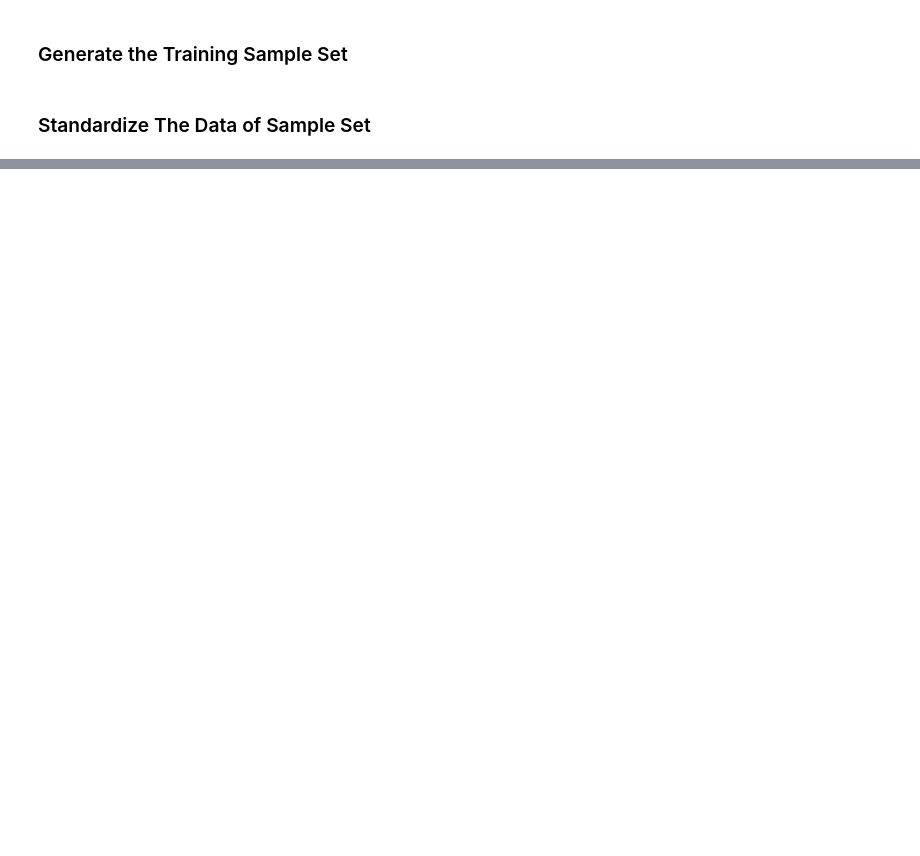
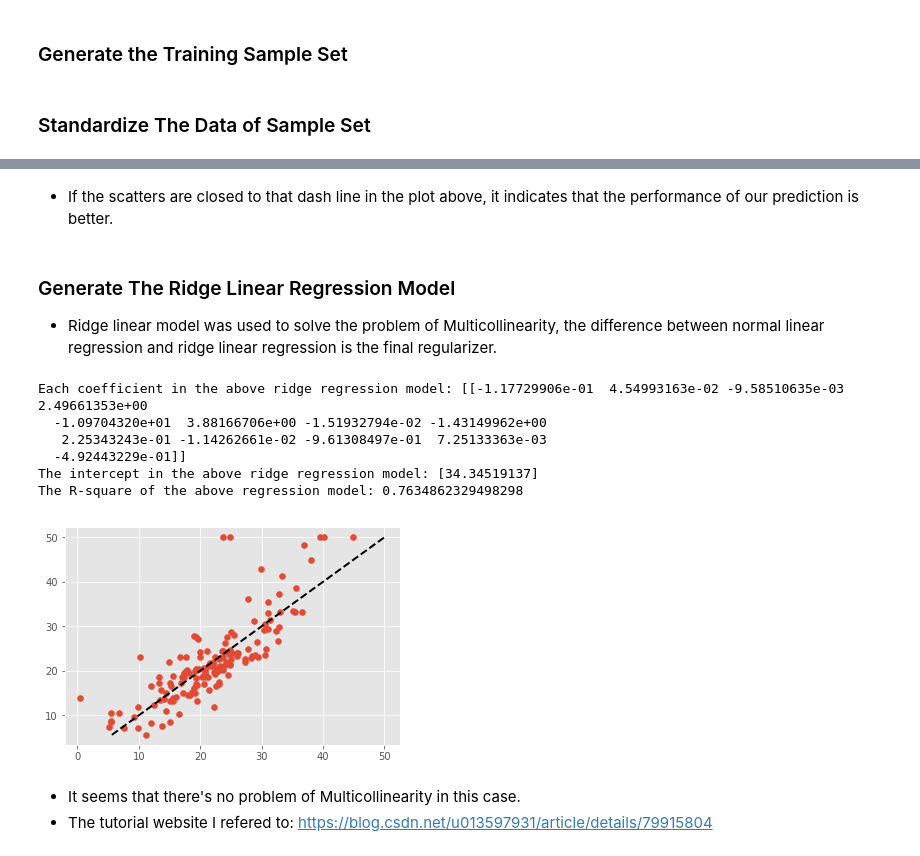
Before and after one commit to Datoto1205/Crawlers, a Jupyter notebook: Practice of Regression.ipynb, the cells around one changed output, grey strips where cells are left out. Saved outputs shown, nothing was run; the diff lists cells and outputs as text; code cells hidden in the pictures; blank space fills up the shorter version.

```diff
--- a/Practice of Regression.ipynb
+++ b/Practice of Regression.ipynb
@@ -93,0 +122,29 @@ The R-square of the above regression model: 0.9389311792569707
+# %% [markdown]
+* If the scatters are closed to that dash line in the plot above, it indicates that the performance of our prediction is better.
+# %% [markdown]
+### Generate The Ridge Linear Regression Model
+
+* Ridge linear model was used to solve the problem of Multicollinearity, the difference between normal linear regression and ridge linear regression is the final regularizer.
+# %%
+model_ridge=linear_model.Ridge(alpha = .5)    # Initialize the model
+model_ridge.fit(X_train,y_train)    # Train the model
+print('Each coefficient in the above ridge regression model:', model_ridge.coef_)
+print('The intercept in the above ridge regression model:', model_ridge.intercept_)
+print('The R-square of the above regression model:', model_ridge.score(X_train,y_train))
+
+prediction = regression.predict(X_test_nor)    # Prediction
+
+plot.scatter(prediction, y_test)
+plot.plot([y_test.min(),y_test.max()],[y_test.min(),y_test.max()],'k--',lw=2)
+plot.show()
+# %% [output]
+Each coefficient in the above ridge regression model: [[-1.17729906e-01  4.54993163e-02 -9.58510635e-03  2.49661353e+00
+  -1.09704320e+01  3.88166706e+00 -1.51932794e-02 -1.43149962e+00
+   2.25343243e-01 -1.14262661e-02 -9.61308497e-01  7.25133363e-03
+  -4.92443229e-01]]
+The intercept in the above ridge regression model: [34.34519137]
+The R-square of the above regression model: 0.7634862329498298
+[figure, added]
+# %% [markdown]
+* It seems that there's no problem of Multicollinearity in this case.
+* The tutorial website I refered to: https://blog.csdn.net/u013597931/article/details/79915804
```
Also changed, not shown: parts of 7 cells of this notebook.
